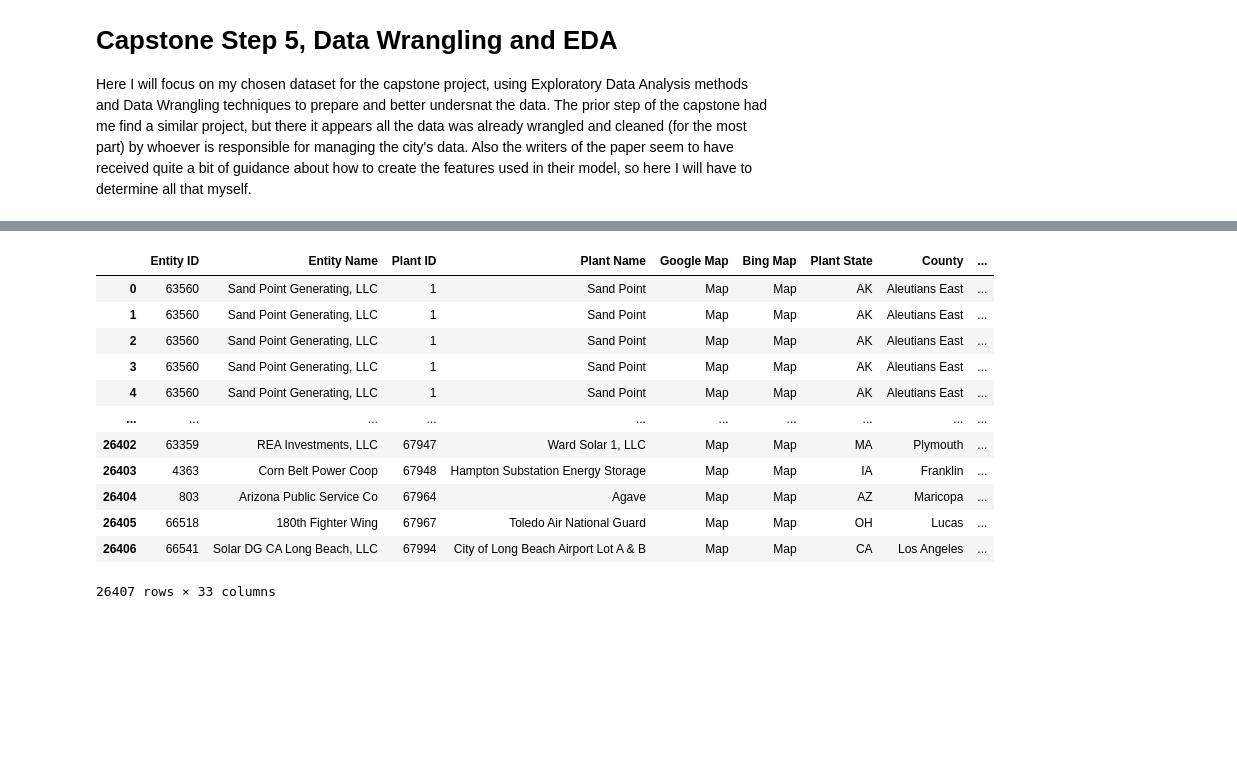
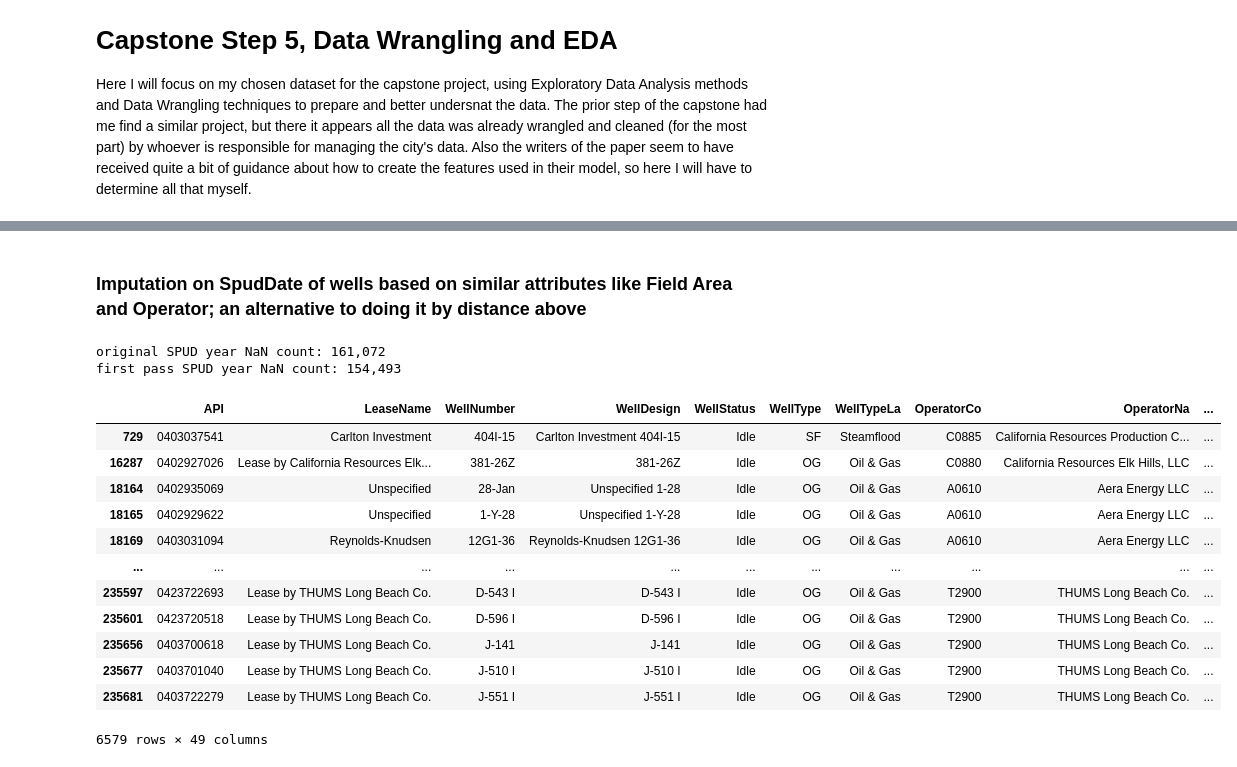
Before and after one commit to hydrodan/MLE_MiniProjects, a Jupyter notebook: capstone/capstone_step5_EDA_DW.ipynb, the cells around one changed output, grey strips where cells are left out. Saved outputs shown, nothing was run; the diff lists cells and outputs as text; code cells hidden in the pictures; blank space fills up the shorter version.

```diff
--- a/capstone/capstone_step5_EDA_DW.ipynb
+++ b/capstone/capstone_step5_EDA_DW.ipynb
@@ -248,0 +347,3 @@ Total Count = 241,912 wells
+# %%
+well_list_df['LastProdYear'] = well_list_df['last_date'].dt.year
+well_list_df
@@ -250,0 +985,10 @@ Total Count = 241,912 wells
+# %%
+# Check for one location, get the 10 nearest neighbors (excluding itself):
+# this only takes 21s on my computer, so fairly fast
+earth_radius_miles = 3958.8
+k = 12
+well_dist, well_idx = btree.query(well_list_df[['lat_r','lng_r']], k=k+1)
+
+# this drops the first column which is the self match, and multiplies up to miles of distance
+well_dist = well_dist[:,1:] * earth_radius_miles
+well_dist[:5]
@@ -250,0 +1162,11 @@ Total Count = 241,912 wells
+# %%
+# Helper column of production years : ProdYears = IdleYears - SpudYear - 2 inactive years
+well_list_df['ProdYears'] = well_list_df['IdleYear'] - well_list_df['SpudYear'] - 2
+
+f_spud_to_idle = lambda x : x.mean() if x.count() >= 2 else 20
+
+well_list_df[(well_list_df['SpudYear_I'] >= (well_list_df['IdleYear']-2.0)) & (well_list_df['FieldAbd'] == False)]['SpudYear_I'] = np.nan
+print(f"Count of NaN in imputed SpudYear: {well_list_df['SpudYear_I'].isna().count():,}")
+
+well_list_df['SpudYear_I'] = well_list_df['SpudYear_I'].fillna(well_list_df.groupby(['OperatorCo', 'FieldName', 'WellType', 'AreaName'])['ProdYears'].transform(f_spud_to_idle))
+print(f"Count of NaN in after correcting SpudYear_I: {well_list_df['SpudYear_I'].isna().count():,}")
@@ -251,18 +1201,36 @@ Total Count = 241,912 wells
+# %% [markdown]
+### Imputation on SpudDate of wells based on similar attributes like Field Area and Operator; an alternative to doing it by distance above
 # %%
-# I exported the first tab of the EIA solar data to a CSV file for consuming with pandas:
-solar_ops_df = pd.read_csv('source_data/eia_september_generator2024.csv')
-solar_ops_df
+# lambda function to be used for the imputation.
+# Choosing median here because most field areas have a few years of intensive drilling by
+# an operator, and may have a few outliers from very early exploration wells, or very recent
+# redevelopment attempts.
+# Arbitrarily choosing 5 as a start point for minimum count on the grouping
+f_spud = lambda x: x.median() if x.count() >= 5 else np.nan
+
+print(f"original SPUD year NaN count: {well_list_df['SpudYear'].isna().sum():,}")
+
+well_list_df['SpudYear_T'] = well_list_df['SpudYear'].fillna(well_list_df.groupby(['OperatorCo', 'FieldName', 'WellType', 'AreaName', 'IdleYear'])['SpudYear'].transform(f_spud))
+
+print(f"first pass SPUD year NaN count: {well_list_df['SpudYear_T'].isna().sum():,}")
+
+# 6,579 wells have 5 or more matches on 'OperatorCo', 'FieldName', 'WellType', 'AreaName', 'IdleYear'
+# my hypothesis is that these are mainly going to be in the giant fields, and under the large operators so not very interesting
+temp_df = well_list_df[well_list_df['SpudYear'].isna() & well_list_df['SpudYear_T'].notna()]
+temp_df
 # %% [output]
+original SPUD year NaN count: 161,072
+first pass SPUD year NaN count: 154,493
-|  | Entity ID | Entity Name | Plant ID | Plant Name | Google Map | Bing Map | Plant State | County | ... |
-| 0 | 63560 | Sand Point Generating, LLC | 1 | Sand Point | Map | Map | AK | Aleutians East | ... |
-| 1 | 63560 | Sand Point Generating, LLC | 1 | Sand Point | Map | Map | AK | Aleutians East | ... |
-| 2 | 63560 | Sand Point Generating, LLC | 1 | Sand Point | Map | Map | AK | Aleutians East | ... |
-| 3 | 63560 | Sand Point Generating, LLC | 1 | Sand Point | Map | Map | AK | Aleutians East | ... |
-| 4 | 63560 | Sand Point Generating, LLC | 1 | Sand Point | Map | Map | AK | Aleutians East | ... |
-| ... | ... | ... | ... | ... | ... | ... | ... | ... | ... |
-| 26402 | 63359 | REA Investments, LLC | 67947 | Ward Solar 1, LLC | Map | Map | MA | Plymouth | ... |
-| 26403 | 4363 | Corn Belt Power Coop | 67948 | Hampton Substation Energy Storage | Map | Map | IA | Franklin | ... |
-| 26404 | 803 | Arizona Public Service Co | 67964 | Agave | Map | Map | AZ | Maricopa | ... |
-| 26405 | 66518 | 180th Fighter Wing | 67967 | Toledo Air National Guard | Map | Map | OH | Lucas | ... |
-| 26406 | 66541 | Solar DG CA Long Beach, LLC | 67994 | City of Long Beach Airport Lot A & B | Map | Map | CA | Los Angeles | ... |
+|  | API | LeaseName | WellNumber | WellDesign | WellStatus | WellType | WellTypeLa | OperatorCo | OperatorNa | ... |
+| 729 | 0403037541 | Carlton Investment | 404I-15 | Carlton Investment 404I-15 | Idle | SF | Steamflood | C0885 | California Resources Production C... | ... |
+| 16287 | 0402927026 | Lease by California Resources Elk... | 381-26Z | 381-26Z | Idle | OG | Oil & Gas | C0880 | California Resources Elk Hills, LLC | ... |
+| 18164 | 0402935069 | Unspecified | 28-Jan | Unspecified 1-28 | Idle | OG | Oil & Gas | A0610 | Aera Energy LLC | ... |
+| 18165 | 0402929622 | Unspecified | 1-Y-28 | Unspecified 1-Y-28 | Idle | OG | Oil & Gas | A0610 | Aera Energy LLC | ... |
+| 18169 | 0403031094 | Reynolds-Knudsen | 12G1-36 | Reynolds-Knudsen 12G1-36 | Idle | OG | Oil & Gas | A0610 | Aera Energy LLC | ... |
+| ... | ... | ... | ... | ... | ... | ... | ... | ... | ... | ... |
+| 235597 | 0423722693 | Lease by THUMS Long Beach Co. | D-543 I | D-543 I | Idle | OG | Oil & Gas | T2900 | THUMS Long Beach Co. | ... |
+| 235601 | 0423720518 | Lease by THUMS Long Beach Co. | D-596 I | D-596 I | Idle | OG | Oil & Gas | T2900 | THUMS Long Beach Co. | ... |
+| 235656 | 0403700618 | Lease by THUMS Long Beach Co. | J-141 | J-141 | Idle | OG | Oil & Gas | T2900 | THUMS Long Beach Co. | ... |
+| 235677 | 0403701040 | Lease by THUMS Long Beach Co. | J-510 I | J-510 I | Idle | OG | Oil & Gas | T2900 | THUMS Long Beach Co. | ... |
+| 235681 | 0403722279 | Lease by THUMS Long Beach Co. | J-551 I | J-551 I | Idle | OG | Oil & Gas | T2900 | THUMS Long Beach Co. | ... |
-26407 rows × 33 columns
+6579 rows × 49 columns
```
Also changed, not shown: parts of 117 cells of this notebook.
